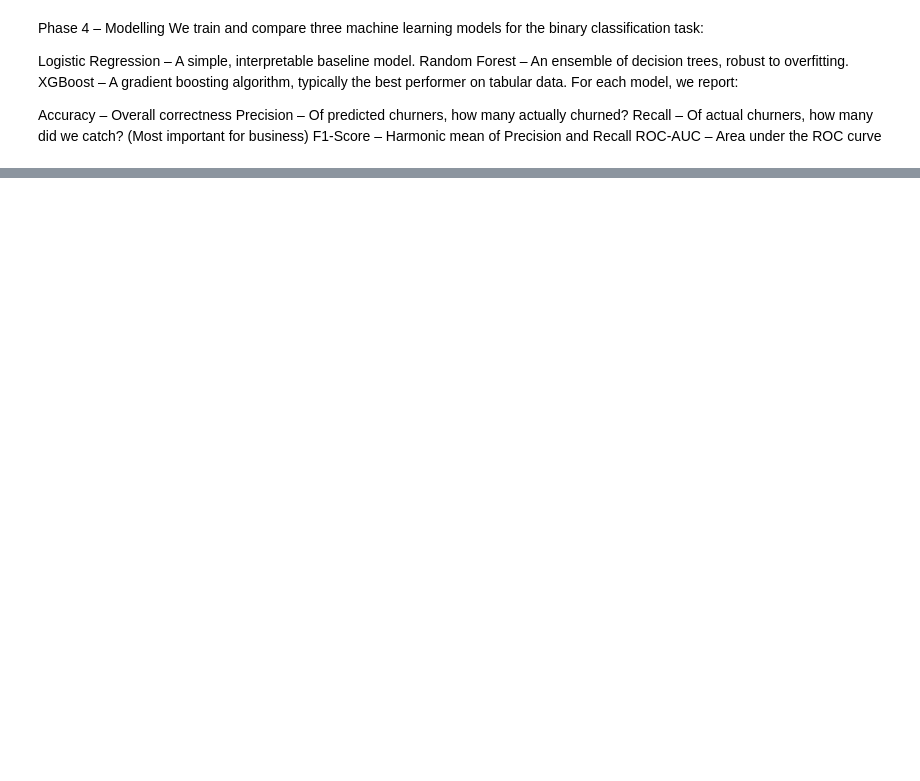
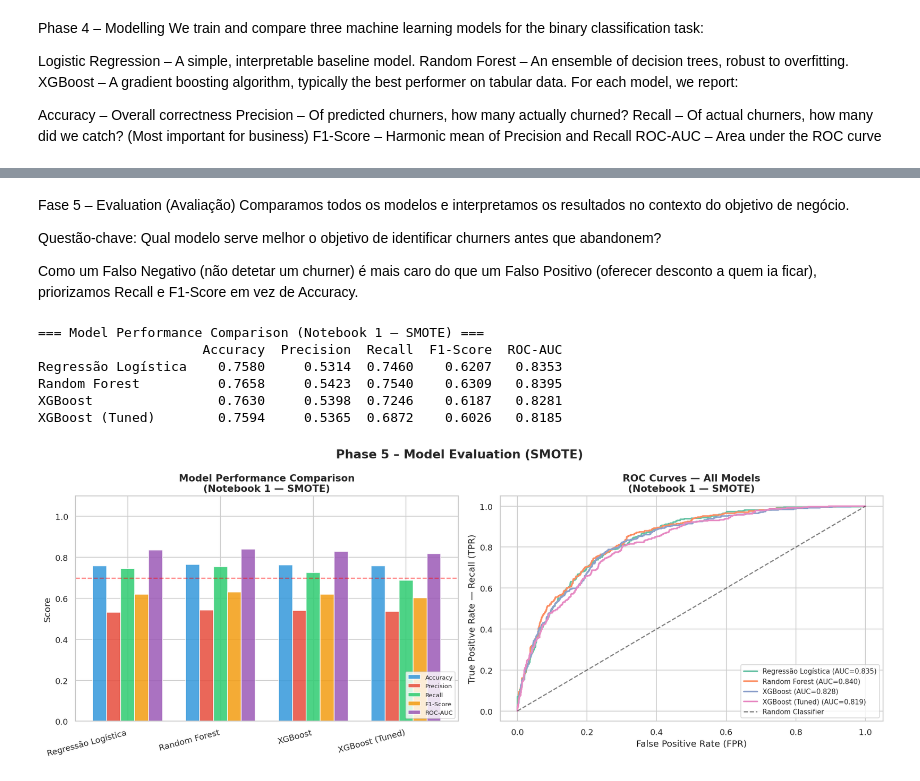
Before and after one commit to TiagoStudent/ca2_churn_project_artifacts, a Jupyter notebook: notebooks/CA2_Customer_Churn_Prediction.ipynb, the cells around one changed output, grey strips where cells are left out. Saved outputs shown, nothing was run; the diff lists cells and outputs as text; code cells hidden in the pictures; blank space fills up the shorter version.

Commit message:
update coments eng / evaluation / deployment

```diff
--- a/notebooks/CA2_Customer_Churn_Prediction.ipynb
+++ b/notebooks/CA2_Customer_Churn_Prediction.ipynb
@@ -492,0 +1037,79 @@ weighted avg       0.80      0.76      0.77      1409
+# %% [markdown]
+Fase 5 – Evaluation (Avaliação)
+Comparamos todos os modelos e interpretamos os resultados no contexto do objetivo de negócio.
+
+Questão-chave: Qual modelo serve melhor o objetivo de identificar churners antes que abandonem?
+
+Como um Falso Negativo (não detetar um churner) é mais caro do que um Falso Positivo (oferecer desconto a quem ia ficar), priorizamos Recall e F1-Score em vez de Accuracy.
+# %%
+#
+# PHASE 5 – EVALUATION
+# Cell 22: Comparative Table of All Models
+#
+
+# Creates a DataFrame with the results of all models for easy comparison
+# Excludes columns that contain objects (model, y_pred, y_prob) — only numerical metrics
+metrics_df = pd.DataFrame({
+    k: {m: v for m, v in v.items() if m not in ['model', 'y_pred', 'y_prob']}
+    for k, v in results.items()
+}).T.round(4)  # .T transposes the table; .round(4) rounds to 4 decimal places
+
+print("=== Model Performance Comparison (Notebook 1 — SMOTE) ===")
+print(metrics_df.to_string())
+# %% [output]
+=== Model Performance Comparison (Notebook 1 — SMOTE) ===
+                     Accuracy  Precision  Recall  F1-Score  ROC-AUC
+Regressão Logística    0.7580     0.5314  0.7460    0.6207   0.8353
+Random Forest          0.7658     0.5423  0.7540    0.6309   0.8395
+XGBoost                0.7630     0.5398  0.7246    0.6187   0.8281
+XGBoost (Tuned)        0.7594     0.5365  0.6872    0.6026   0.8185
+# %%
+#
+# PHASE 5 – EVALUATION
+# Cell 23: Comparative Visualization of Models and ROC Curves
+#
+
+fig, axes = plt.subplots(1, 2, figsize=(16, 6))
+
+# --- Grouped Bar Chart: all metrics per model ---
+x = np.arange(len(metrics_df.index))  # Positions on the X axis for each model
+width = 0.15  # Width of each bar
+metric_names = ['Accuracy', 'Precision', 'Recall', 'F1-Score', 'ROC-AUC']
+colors = ['#3498db', '#e74c3c', '#2ecc71', '#f39c12', '#9b59b6']
+
+for i, (metric, color) in enumerate(zip(metric_names, colors)):
+    # Position each group of bars side by side
+    axes[0].bar(x + i * width, metrics_df[metric], width,
+                label=metric, color=color, alpha=0.85)
+
+axes[0].set_xticks(x + width * 2)
+axes[0].set_xticklabels(metrics_df.index, rotation=15, ha='right')
+axes[0].set_ylabel('Score')
+axes[0].set_ylim(0, 1.1)
+axes[0].set_title('Model Performance Comparison\n(Notebook 1 — SMOTE)',
+                  fontsize=13, fontweight='bold')
+axes[0].legend(loc='lower right', fontsize=8)
+# Red dashed line marking the target of F1=0.70
+axes[0].axhline(y=0.70, color='red', linestyle='--', alpha=0.5, label='Target F1=0.70')
+
+# --- ROC Curves: one curve per model ---
+# The ROC curve shows the trade-off between True Positive Rate (Recall) and False Positive Rate
+# A perfect model would have AUC=1.0 (curve in the upper left corner)
+# A random model would have AUC=0.5 (diagonal line)
+for name, res in results.items():
+    fpr, tpr, _ = roc_curve(y_test, res['y_prob'])
+    axes[1].plot(fpr, tpr, label=f"{name} (AUC={res['ROC-AUC']:.3f})", linewidth=2)
+
+axes[1].plot([0, 1], [0, 1], 'k--', alpha=0.5, label='Random Classifier')
+axes[1].set_xlabel('False Positive Rate (FPR)')
+axes[1].set_ylabel('True Positive Rate — Recall (TPR)')
+axes[1].set_title('ROC Curves — All Models\n(Notebook 1 — SMOTE)',
+                  fontsize=13, fontweight='bold')
+axes[1].legend(fontsize=9)
+
+plt.suptitle('Phase 5 – Model Evaluation (SMOTE)', fontsize=16, fontweight='bold')
+plt.tight_layout()
+plt.savefig('../images/nb1_04_model_comparison.png', bbox_inches='tight')
+plt.show()
+# %% [output]
+[figure, added]
```
Also changed, not shown: parts of 28 cells of this notebook, 8 other files.
